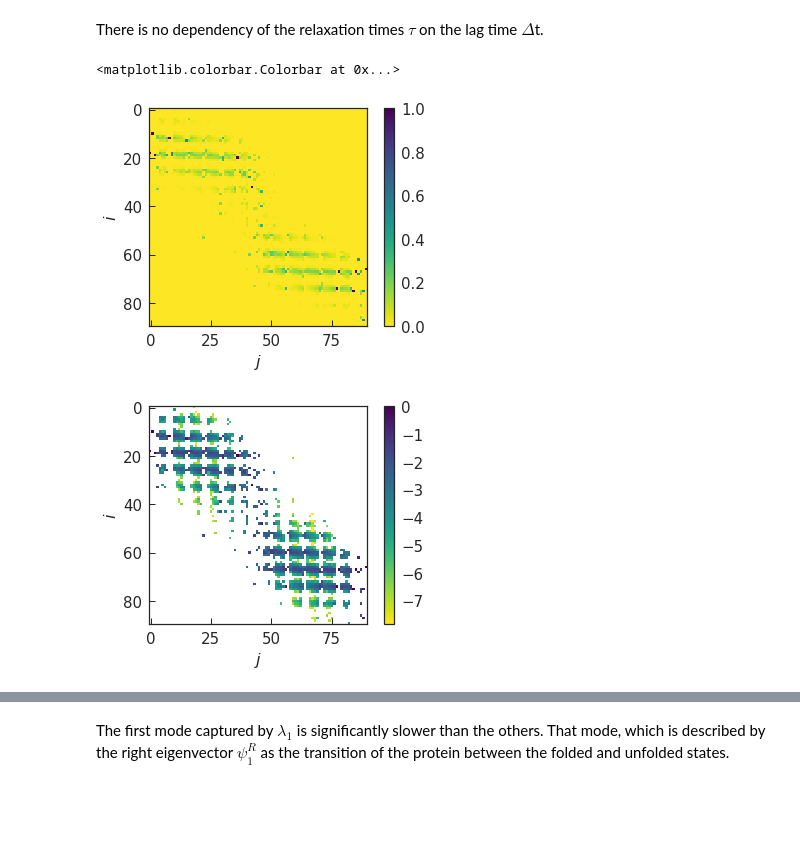
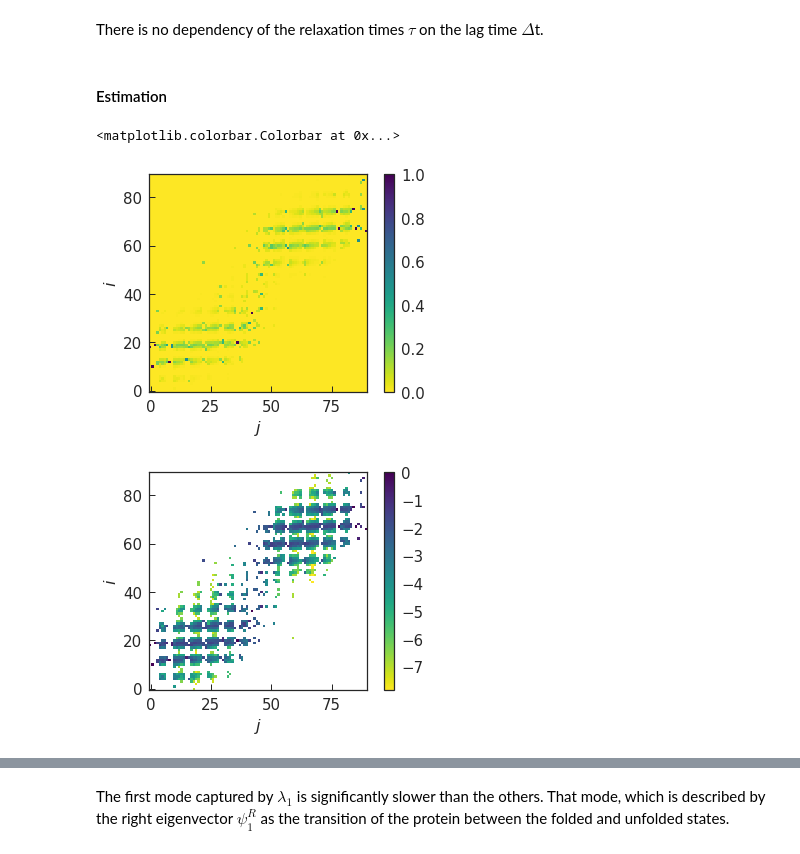
Before and after one commit to BioKT/MasterMSM, a Jupyter notebook: examples/brownian_dynamics_2D/2D_smFS_MSM.ipynb, the cells around one changed output, grey strips where cells are left out. Saved outputs shown, nothing was run; the diff lists cells and outputs as text; code cells hidden in the pictures; blank space fills up the shorter version.

Commit message:
Changes done
Changes made:
- Added sections.
- Changed plot limits.
- Mapped right eigenvector on 2d grid.

```diff
--- a/examples/brownian_dynamics_2D/2D_smFS_MSM.ipynb
+++ b/examples/brownian_dynamics_2D/2D_smFS_MSM.ipynb
@@ -150,23 +151,25 @@ _ = ax.set_xscale('log')
 # %% [markdown]
 There is no dependency of the relaxation times $\tau$ on the lag time $\Delta$t.
+# %% [markdown]
+#### Estimation
 # %%
 lt=2
 plt.figure()
 plt.imshow(msm_2D.msms[lt].trans, interpolation='none', \
-    cmap='viridis_r')
+    cmap='viridis_r',origin="lower")
 plt.ylabel('$\it{i}$')
 plt.xlabel('$\it{j}$')
 plt.colorbar()
 plt.figure()
 plt.imshow(np.log(msm_2D.msms[lt].trans), interpolation='none', \
-    cmap='viridis_r')
+    cmap='viridis_r',origin="lower")
 plt.ylabel('$\it{i}$')
 plt.xlabel('$\it{j}$')
 plt.colorbar()
 # %% [output]
 <matplotlib.colorbar.Colorbar at 0x...>
-[figure, old version]
+[figure, new version]
-[figure, old version]
+[figure, new version]
 # %%
 fig, ax = plt.subplots()
 ax.errorbar(range(1,12),msm_2D.msms[lt].tauT[0:11], fmt='o-', \
```
Also changed, not shown: parts of 12 cells of this notebook.
